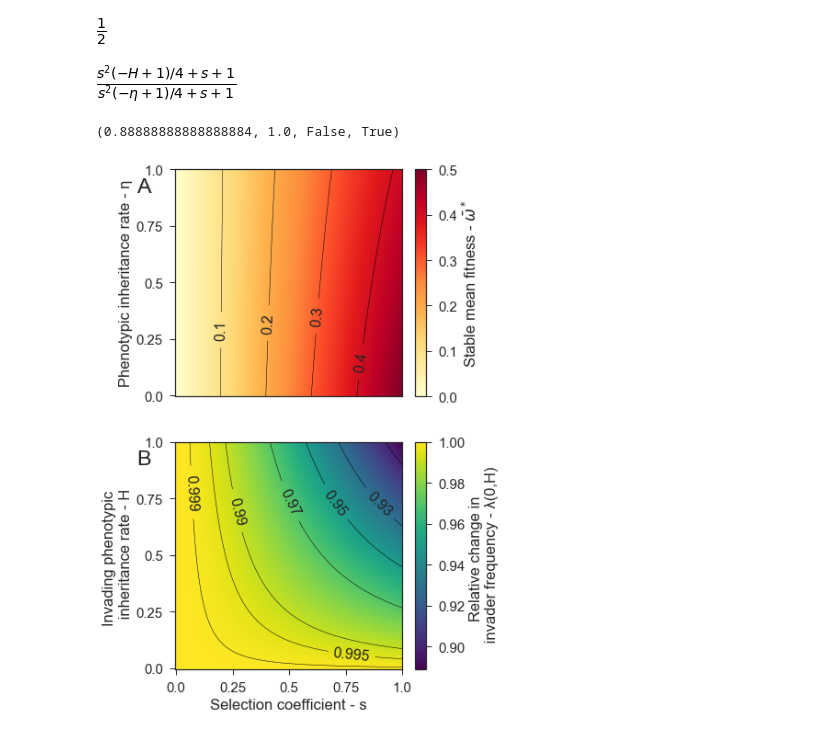
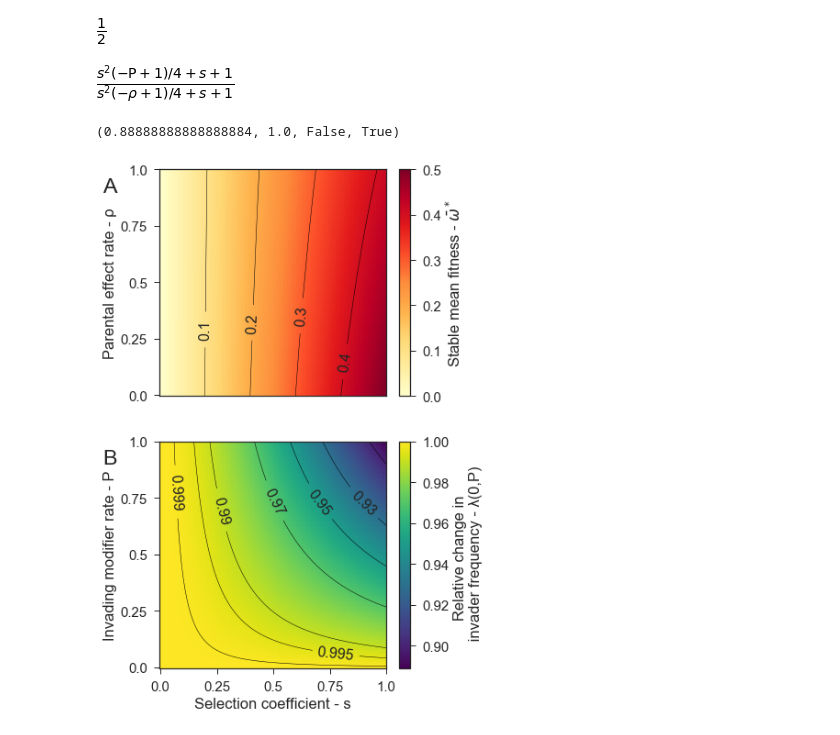
Before and after one commit to yoavram/Milpitas, a Jupyter notebook: notebooks/modifiers recursion.ipynb, the cells around one changed output. Cells and saved outputs as stored; diff of their text form; code cells hidden in the pictures.

```diff
--- a/notebooks/modifiers recursion.ipynb
+++ b/notebooks/modifiers recursion.ipynb
@@ -125,5 +124,5 @@ fig.savefig('../figures/A1B1_modifier_invasions.pdf')
 import sympy
 sympy.init_printing()
 # %%
-x, s, η, H, ε = sympy.symbols('x s η H ε', real=True, positive=True)
+x, s, ρ, Ρ, ε = sympy.symbols('x s ρ Ρ ε', real=True, positive=True)
 # %%
@@ -146,22 +145,22 @@ x_star_eta_0
 # %%
 x_star = x_star_eta_0
 # %%
-λ = (1 + s + s**2 * (1 - H) * x_star * (1 - x_star)) / (1 + s + s**2 * (1 - η) * x_star * (1 - x_star))
+λ = (1 + s + s**2 * (1 - Ρ) * x_star * (1 - x_star)) / (1 + s + s**2 * (1 - ρ) * x_star * (1 - x_star))
 λ
 # %% [output]
-[figure, old version]
+[figure, new version]
 # %%
 # Mean fitness
 
 s_ = np.linspace(0, 1, 100)
-η_ = np.linspace(0, 1, 100).reshape(100, 1)
+ρ_ = np.linspace(0, 1, 100).reshape(100, 1)
 
-ww = (s_ * (1 - η_) - 2 + np.sqrt((1 - η_)**2 * s_**2 + 4*(1 + s_))) / (2 * (2 - η_))
+ww = (s_ * (1 - ρ_) - 2 + np.sqrt((1 - ρ_)**2 * s_**2 + 4*(1 + s_))) / (2 * (2 - ρ_))
 # %%
 λ_ = np.array(
     [
         [
-            float(λ.subs({η: 0, H: H_, s: s_}))
+            float(λ.subs({ρ: 0, Ρ: H_, s: s_}))
             for s_ in np.linspace(0, 1, 100)
         ]
         for H_ in np.linspace(0, 1 , 100)
@@ -177,35 +176,35 @@ fig, axes = plt.subplots(2, 1, figsize=(5, 10))
 ax = axes[0]
 extent = (-0.5, ww.shape[0], -0.5, ww.shape[1])
 im = ax.imshow(ww, cmap='YlOrRd', origin=(0,0), aspect=1, extent=extent, interpolation='none')
 cntr = ax.contour(ww, levels=np.linspace(0.1, 0.4, 4), aspect=1, linewidths=0.5, colors='k', extent=extent)
 ax.clabel(cntr, fmt=lambda x: '{:.1f}'.format(x), fontsize=16, colors="#252525")
 cb1 = plt.colorbar(im, ax=ax, fraction=0.045, label=r'Stable mean fitness - $\bar{\omega}^*$')
 # ax.set_xlabel('Selection coefficient - s')
-ylabel1 = ax.set_ylabel(r'Phenotypic inheritance rate - η')
+ylabel1 = ax.set_ylabel(r'Parental effect rate - ρ')
 ax.set_xticks([])
 # ax.set_xticklabels(np.linspace(0, 1, 5))
 ax.set_yticks(np.linspace(0, 100, 5))
 ax.set_yticklabels(np.linspace(0, 1, 5))
 
 ax = axes[1]
 extent = (-0.5, λ_.shape[0], -0.5, λ_.shape[1])
 im = ax.imshow(λ_, cmap='viridis', origin=(0,0), aspect=1, extent=extent, interpolation='none')
 cntr = ax.contour(λ_, levels=[0.9, 0.93, 0.95, 0.97, 0.99, 0.995, 0.999], aspect=1, linewidths=0.5, colors='k', extent=extent)
 ax.clabel(cntr, fmt=lambda x: '{:.3g}'.format(x),fontsize=16, colors="#252525")
 # ax.set_xlabel('Selection coefficient - s')
-ylabel2 = ax.set_ylabel('Invading phenotypic \n inheritance rate - H')
-cb2 = plt.colorbar(im, ax=ax, fraction=0.045, label="Relative change in \n invader frequency - λ(0,H)")
+ylabel2 = ax.set_ylabel('Invading modifier rate - Ρ')
+cb2 = plt.colorbar(im, ax=ax, fraction=0.045, label="Relative change in \n invader frequency - λ(0,Ρ)")
 ax.set_xticks(np.linspace(0, 100, 5))
 ax.set_xticklabels(np.linspace(0, 1, 5))
 ax.set_yticks(np.linspace(0, 100, 5))
 ax.set_yticklabels(np.linspace(0, 1, 5))
 
 axes[1].set_xlabel('Selection coefficient - s')
-fig_panel_labels(axes, ycoord=0.9)
+fig_panel_labels(axes, xcoord=-0.25, ycoord=0.9)
 # fig.tight_layout()
 
 txt = [ylabel1, ylabel2]
 fig.savefig('../figures/A1B1_EGS_eta_0.pdf', bbox_inches='tight')#, bbox_extra_artists=txt)
 # txt
 # %% [output]
-[figure, old version]
+[figure, new version]
```
Also changed, not shown: parts of 7 cells of this notebook, 2 other files.
